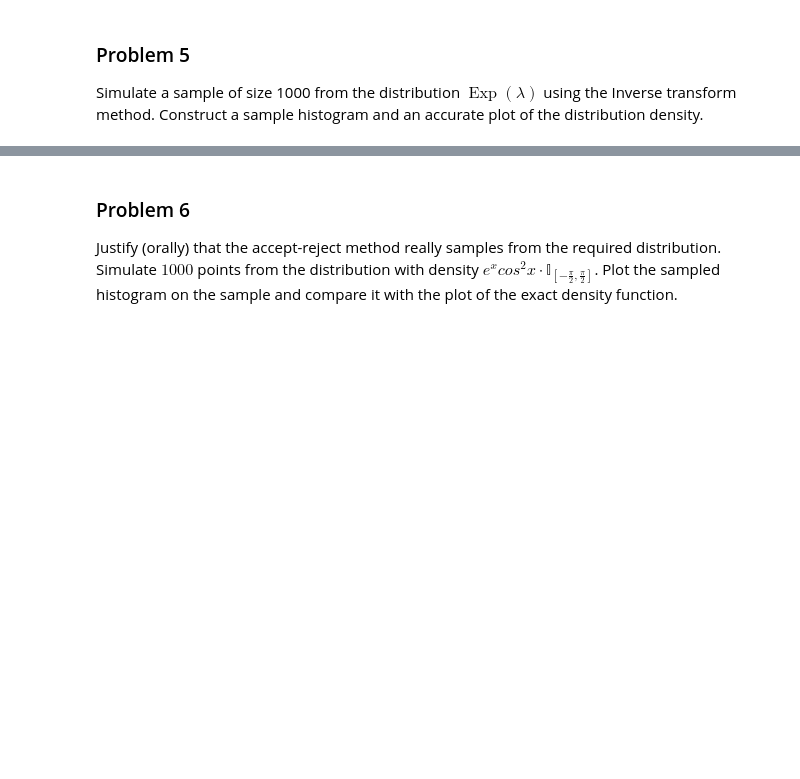
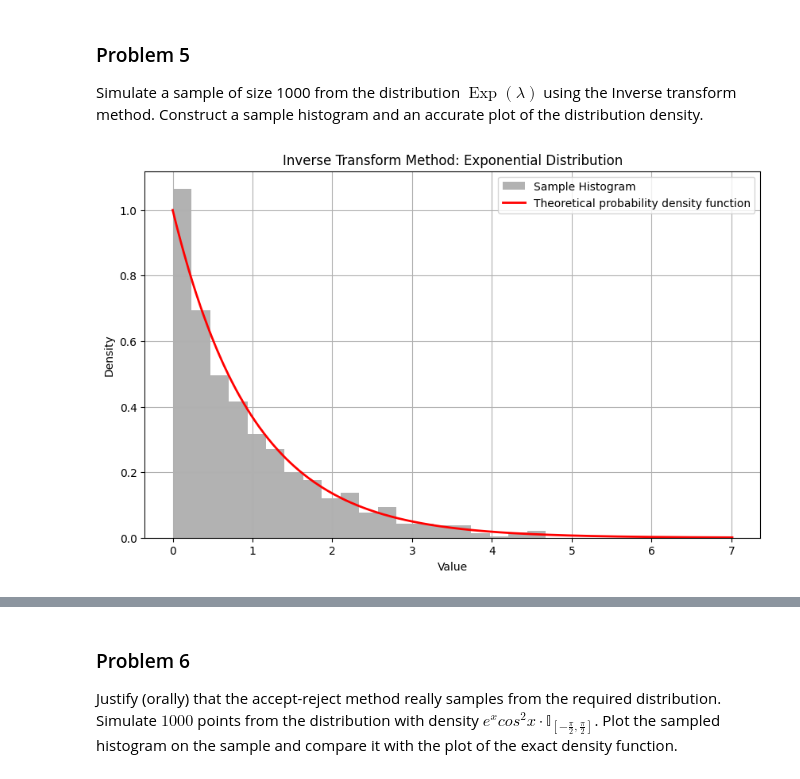
Before and after one commit to Plashka320/Stat_prack_HW_VyuzhaninPD_2025, a Jupyter notebook: 3_random.ipynb, the cells around one changed output, grey strips where cells are left out. Saved outputs shown, nothing was run; the diff lists cells and outputs as text; code cells hidden in the pictures; blank space fills up the shorter version.

```diff
--- a/3_random.ipynb
+++ b/3_random.ipynb
@@ -289,3 +391,28 @@ Simulate a sample of size 1000 from the distribution $\operatorname{Exp}(\lambda
+# %%
+import numpy as np
+import matplotlib.pyplot as plt
+
+lambda_param = 1.0
+
+uniform_samples = np.random.uniform(0, 1, 1000)
+
+exponential_samples = -np.log(uniform_samples) / lambda_param
+
+plt.figure(figsize=(10, 6))
+plt.hist(exponential_samples, bins=30, density=True, alpha=0.6, color='gray', label="Sample Histogram")
+
+x = np.linspace(0, np.max(exponential_samples), 1000)
+pdf = lambda_param * np.exp(-lambda_param * x)
+plt.plot(x, pdf, 'r-', lw=2, label="Theoretical probability density function")
+
+plt.title("Inverse Transform Method: Exponential Distribution")
+plt.xlabel("Value")
+plt.ylabel("Density")
+plt.legend()
+plt.grid(True)
+plt.show()
+# %% [output]
+[figure, added]
 # %% [markdown]
 ## Rejection sampling (Accept-reject method)
 
```
Also changed, not shown: parts of 17 cells of this notebook.
